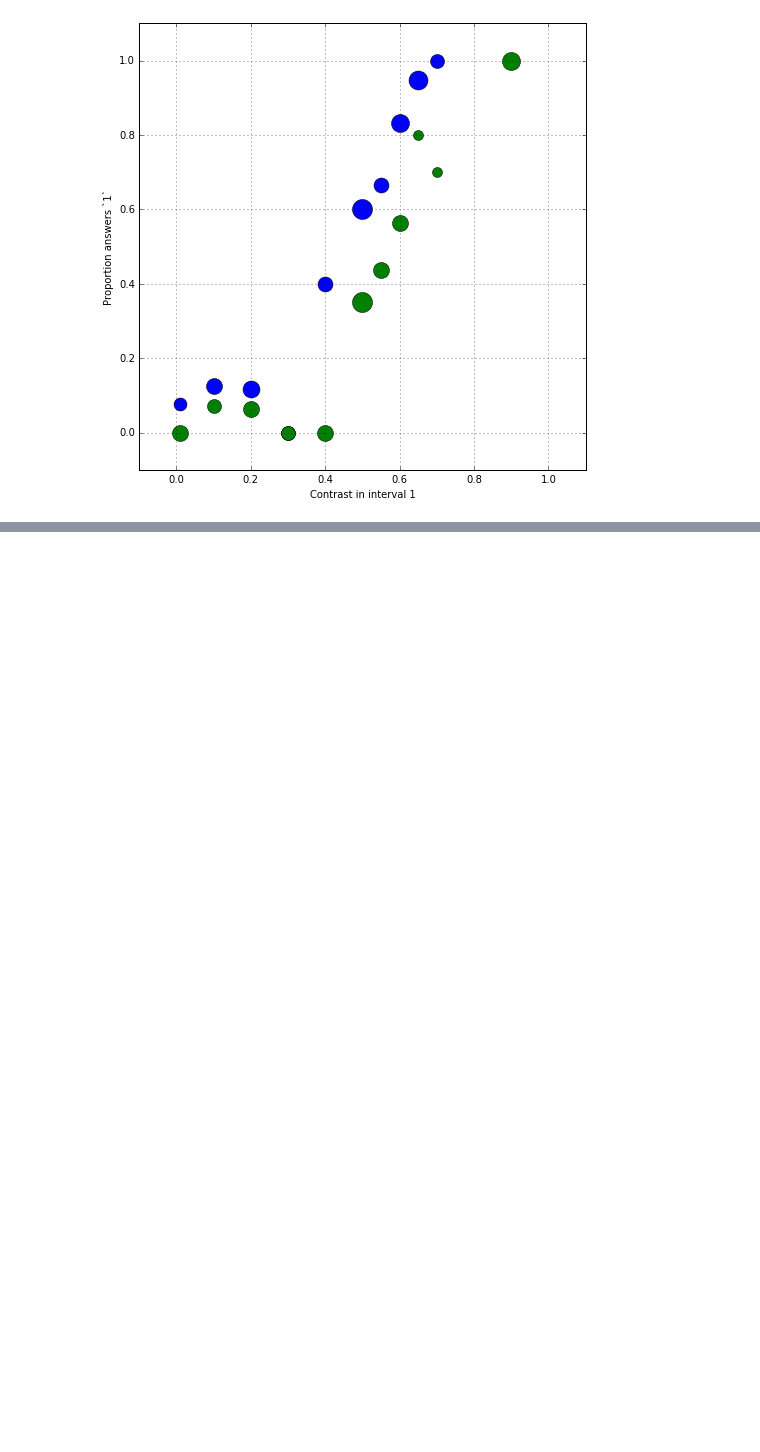
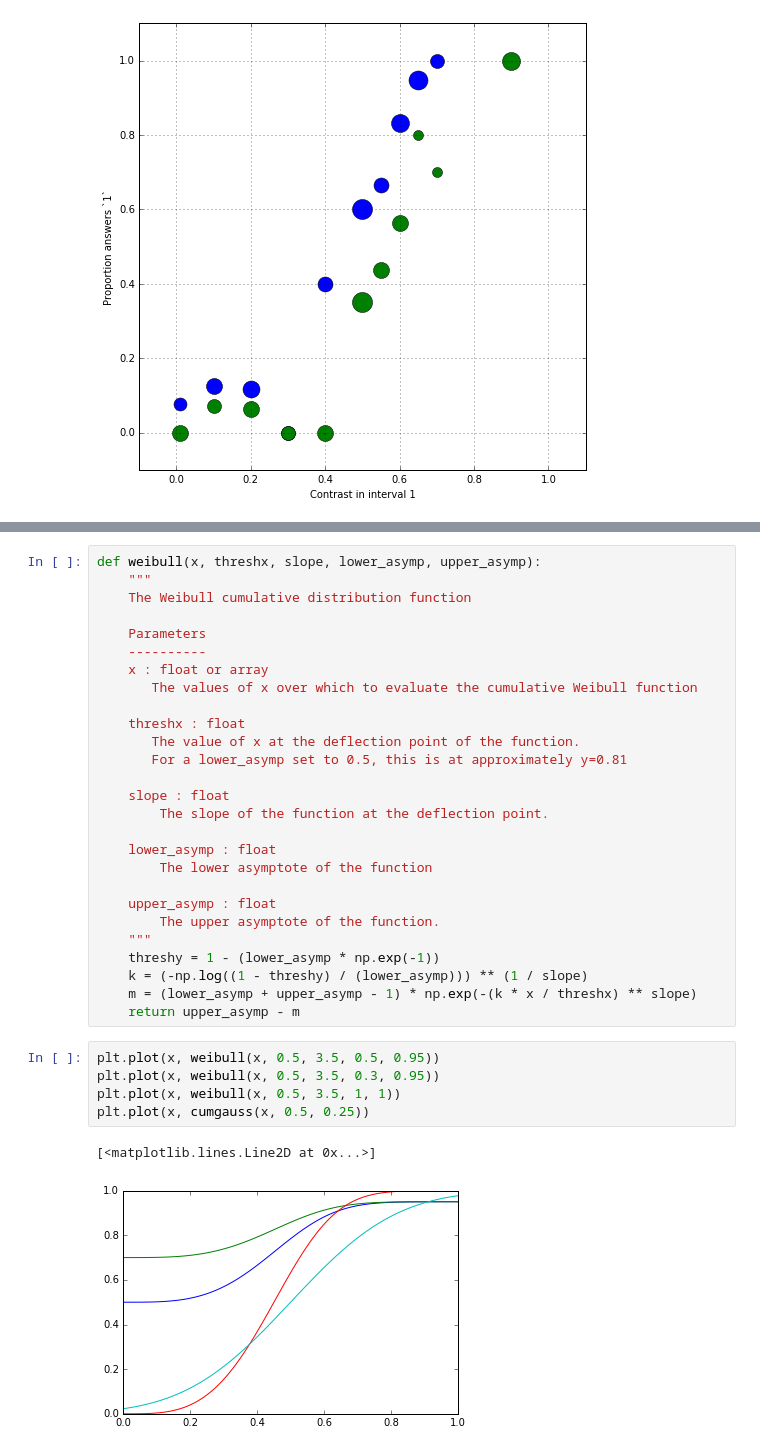
Before and after one commit to emilyhalket/scipy_optimize_workshop, a Jupyter notebook: scipy.optimize workshop 2.19.16.ipynb, the cells around one changed output, grey strips where cells are left out. Cells and saved outputs as stored; diff of their text form; blank space fills up the shorter version.

```diff
--- a/scipy.optimize workshop 2.19.16.ipynb
+++ b/scipy.optimize workshop 2.19.16.ipynb
@@ -83,0 +201,35 @@ fig.set_size_inches([8,8])
+# %%
+def weibull(x, threshx, slope, lower_asymp, upper_asymp):
+    """
+    The Weibull cumulative distribution function
+
+    Parameters
+    ----------
+    x : float or array
+       The values of x over which to evaluate the cumulative Weibull function
+
+    threshx : float
+       The value of x at the deflection point of the function.
+       For a lower_asymp set to 0.5, this is at approximately y=0.81
+
+    slope : float
+        The slope of the function at the deflection point.
+
+    lower_asymp : float
+        The lower asymptote of the function
+
+    upper_asymp : float
+        The upper asymptote of the function.
+    """
+    threshy = 1 - (lower_asymp * np.exp(-1))
+    k = (-np.log((1 - threshy) / (lower_asymp))) ** (1 / slope)
+    m = (lower_asymp + upper_asymp - 1) * np.exp(-(k * x / threshx) ** slope)
+    return upper_asymp - m
+# %%
+plt.plot(x, weibull(x, 0.5, 3.5, 0.5, 0.95))
+plt.plot(x, weibull(x, 0.5, 3.5, 0.3, 0.95))
+plt.plot(x, weibull(x, 0.5, 3.5, 1, 1))
+plt.plot(x, cumgauss(x, 0.5, 0.25))
+# %% [output]
+[<matplotlib.lines.Line2D at 0x...>]
+[figure, added]
```
Also changed, not shown: parts of 46 cells of this notebook.
